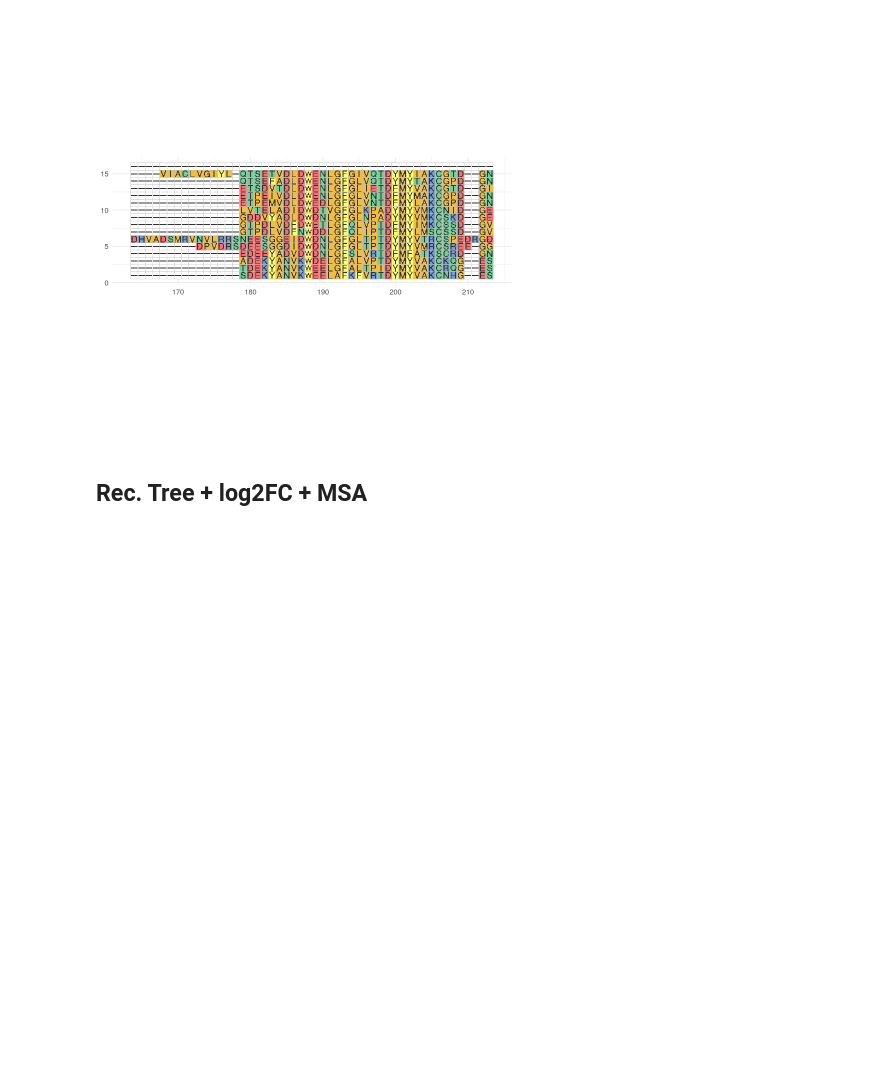
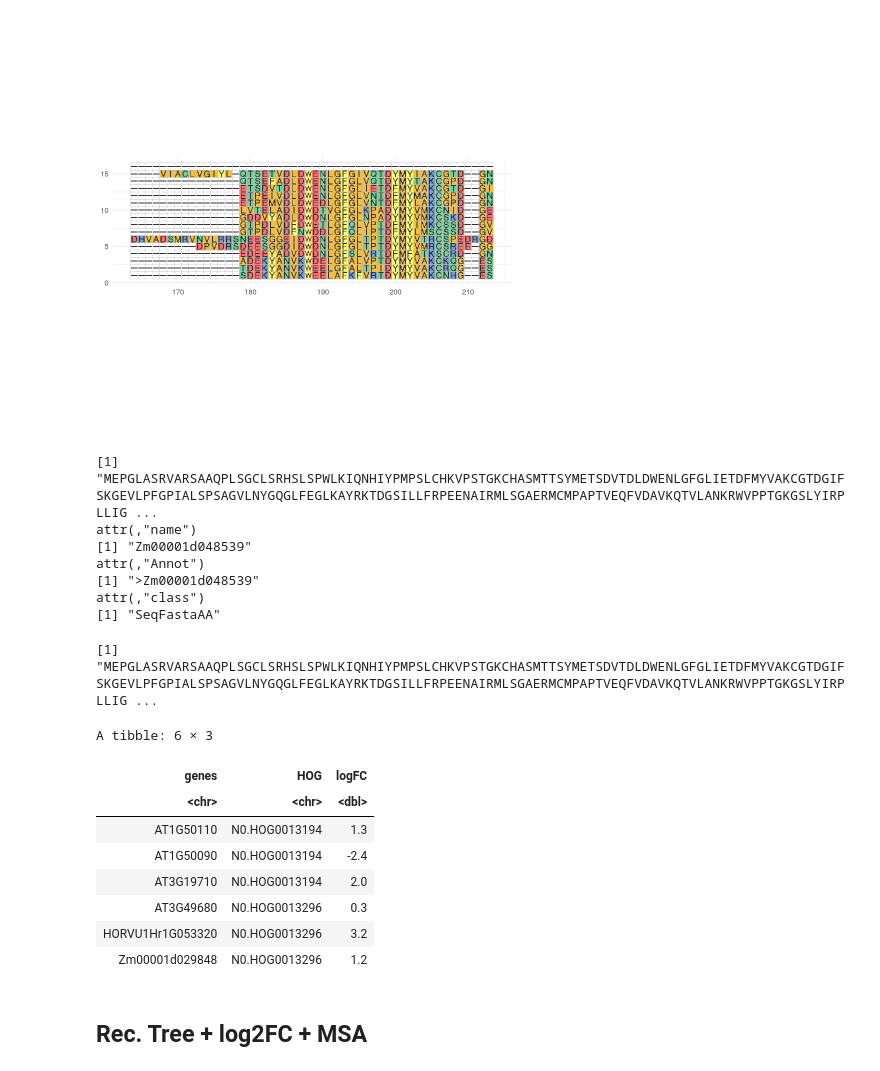
Before and after one commit to tgstoecker/A2TEA.WebApp, a Jupyter notebook: tree_building.ipynb, the cells around one changed output. Drawn from its saved outputs; the diff is of its cells as text; code cells hidden in the pictures; blank space fills up the shorter version.

```diff
--- a/tree_building.ipynb
+++ b/tree_building.ipynb
@@ -589,6 +608,32 @@ protein_sequences <- readAAMultipleAlignment("/home/tyll/Desktop/PhD/A2TEA/shiny
 ggmsa(protein_sequences, 164, 213, color = "Chemistry_AA")
 # %% [output]
 [figure]
+# %%
+#working with the  fasta files
+fasta_test <- read.fasta("example_trees/proteinnames_N0.HOG0013194.fa", as.string = TRUE, seqtype = "AA")
+fasta_test$Zm00001d048539
+#just the sequence
+fasta_test$Zm00001d048539[1]
+#?read.fasta
+head(meta1)
+# %% [output]
+[1] "MEPGLASRVARSAAQPLSGCLSRHSLSPWLKIQNHIYPMPSLCHKVPSTGKCHASMTTSYMETSDVTDLDWENLGFGLIETDFMYVAKCGTDGIFSKGEVLPFGPIALSPSAGVLNYGQGLFEGLKAYRKTDGSILLFRPEENAIRMLSGAERMCMPAPTVEQFVDAVKQTVLANKRWVPPTGKGSLYIRPLLIG ...
+attr(,"name")
+[1] "Zm00001d048539"
+attr(,"Annot")
+[1] ">Zm00001d048539"
+attr(,"class")
+[1] "SeqFastaAA"
+[1] "MEPGLASRVARSAAQPLSGCLSRHSLSPWLKIQNHIYPMPSLCHKVPSTGKCHASMTTSYMETSDVTDLDWENLGFGLIETDFMYVAKCGTDGIFSKGEVLPFGPIALSPSAGVLNYGQGLFEGLKAYRKTDGSILLFRPEENAIRMLSGAERMCMPAPTVEQFVDAVKQTVLANKRWVPPTGKGSLYIRPLLIG ...
+A tibble: 6 × 3
+| genes | HOG | logFC |
+| <chr> | <chr> | <dbl> |
+| AT1G50110 | N0.HOG0013194 | 1.3 |
+| AT1G50090 | N0.HOG0013194 | -2.4 |
+| AT3G19710 | N0.HOG0013194 | 2.0 |
+| AT3G49680 | N0.HOG0013296 | 0.3 |
+| HORVU1Hr1G053320 | N0.HOG0013296 | 3.2 |
+| Zm00001d029848 | N0.HOG0013296 | 1.2 |
 # %% [markdown]
 ## Rec. Tree + log2FC + MSA
 # %%
```
Also changed, not shown: parts of 7 cells of this notebook.
